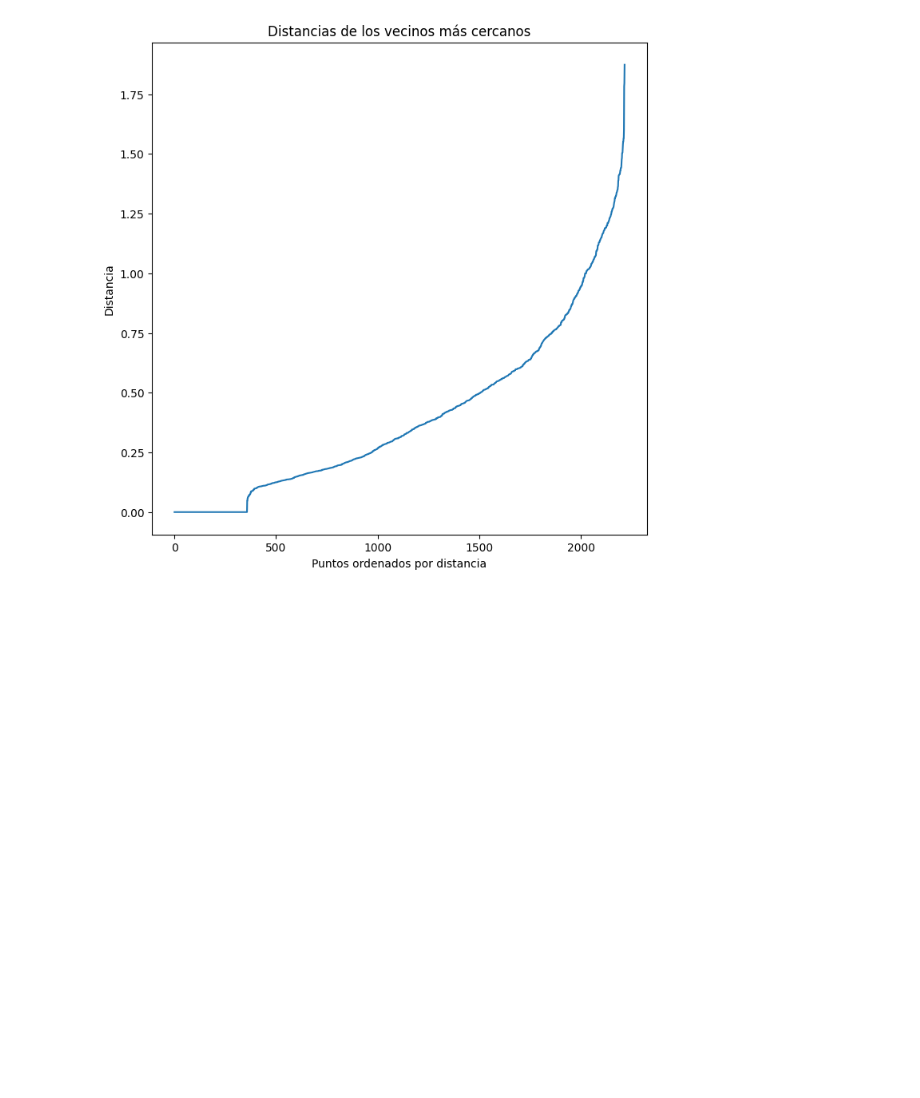
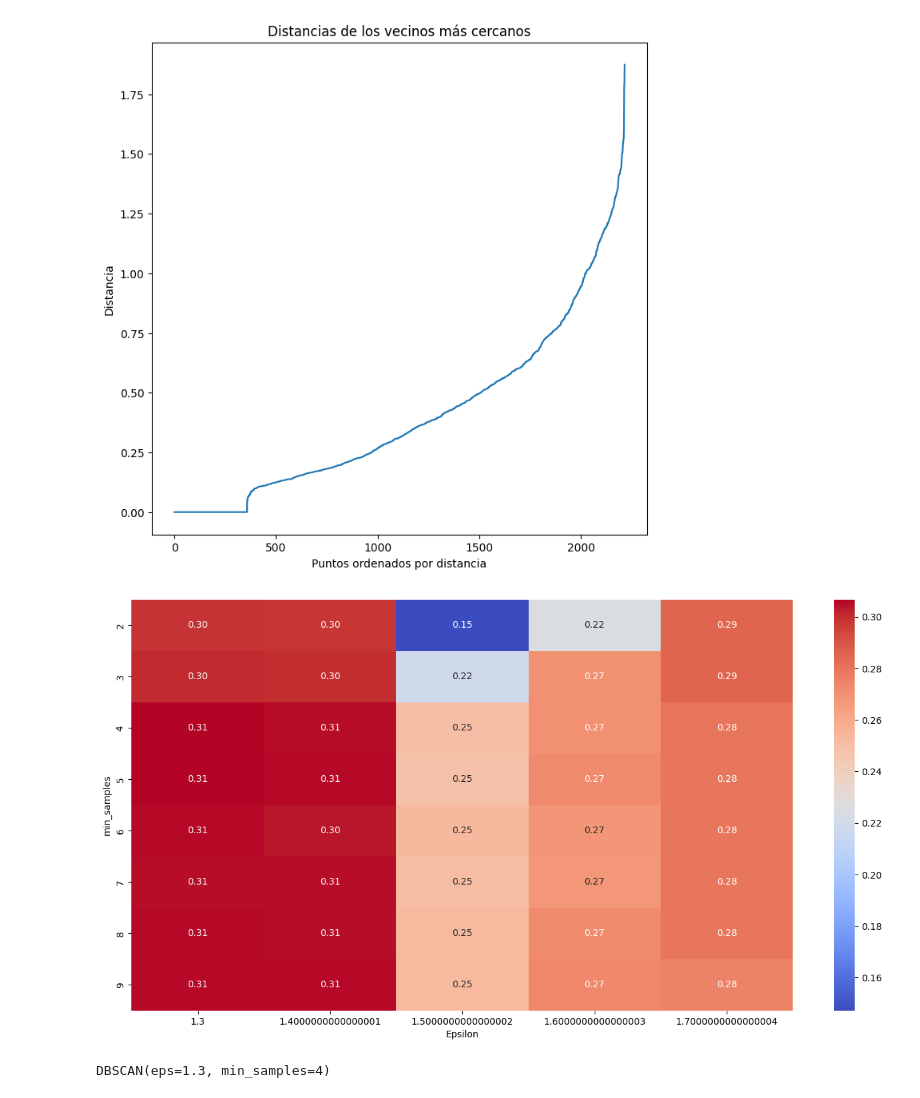
Before and after one commit to DavidBetancurRamirez/ComputacionCientifica, a Jupyter notebook: agrupamiento/caso1/caso1_agrupamiento.ipynb, the cells around one changed output. Saved outputs shown, nothing was run; the diff lists cells and outputs as text; code cells hidden in the pictures; blank space fills up the shorter version.

```diff
--- a/agrupamiento/caso1/caso1_agrupamiento.ipynb
+++ b/agrupamiento/caso1/caso1_agrupamiento.ipynb
@@ -495,3 +495,25 @@ plt.ylabel('Distancia')
 plt.show()
 # %% [output]
 [figure]
+# %%
+eps_values = np.arange(1.3, 1.8, 0.1)
+min_samples = np.arange(2, 10)
+dbscan_params = list(product(eps_values, min_samples))
+sil_scores = []
+for p in dbscan_params:
+    y_pred = DBSCAN(eps=p[0], min_samples=p[1]).fit_predict(data_pro)
+    sil_scores.append(silhouette_score(data_pro, y_pred))
+# %%
+df_params_adj = pd.DataFrame(dbscan_params, columns=['Epsilon', 'min_samples'])
+df_params_adj['Silhouette Score'] = sil_scores
+pivot_table = pd.pivot_table(df_params_adj,columns='Epsilon', index='min_samples', values='Silhouette Score')
+plt.figure(figsize=(16, 8))
+sb.heatmap(pivot_table, annot=True, fmt='.2f', cmap='coolwarm')
+plt.show()
+# %% [output]
+[figure, added]
+# %%
+dbscan_final = DBSCAN(eps=1.3, min_samples=4)
+dbscan_final.fit(data_pro)
+# %% [output]
+DBSCAN(eps=1.3, min_samples=4)
```
Also changed, not shown: parts of 9 cells of this notebook.
